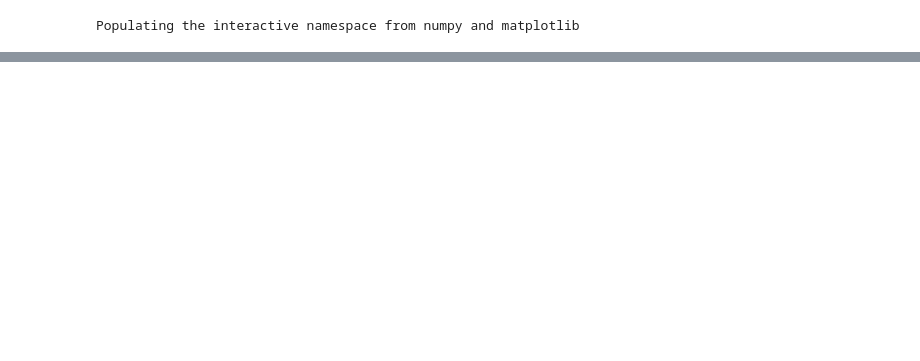
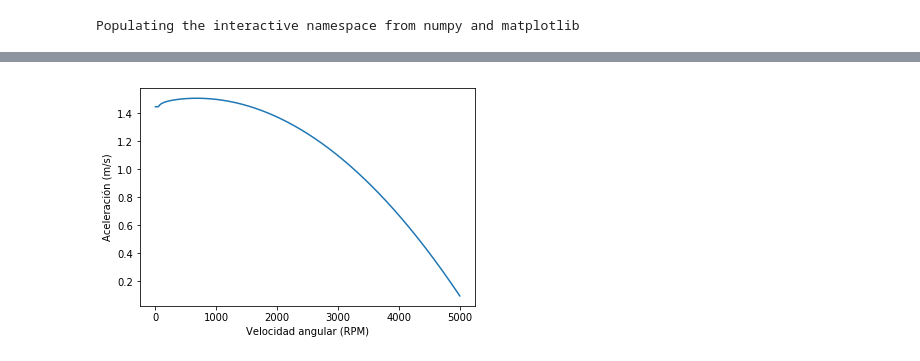
Before and after one commit to nvalencia/Herramientas-Computacionales-IMEC3602, a Jupyter notebook: Talleres/Taller 2/Taller 2.ipynb, the cells around one changed output, grey strips where cells are left out. Saved outputs shown, nothing was run; the diff lists cells and outputs as text; code cells hidden in the pictures; blank space fills up the shorter version.

```diff
--- a/Talleres/Taller 2/Taller 2.ipynb
+++ b/Talleres/Taller 2/Taller 2.ipynb
@@ -25,0 +211,6 @@ def omega(V):
+# %%
+b=linspace(1,5000,1000)
+# %%
+aceleraciongrafica(b)
+# %% [output]
+[figure, added]
```
Also changed, not shown: parts of 20 cells of this notebook.
